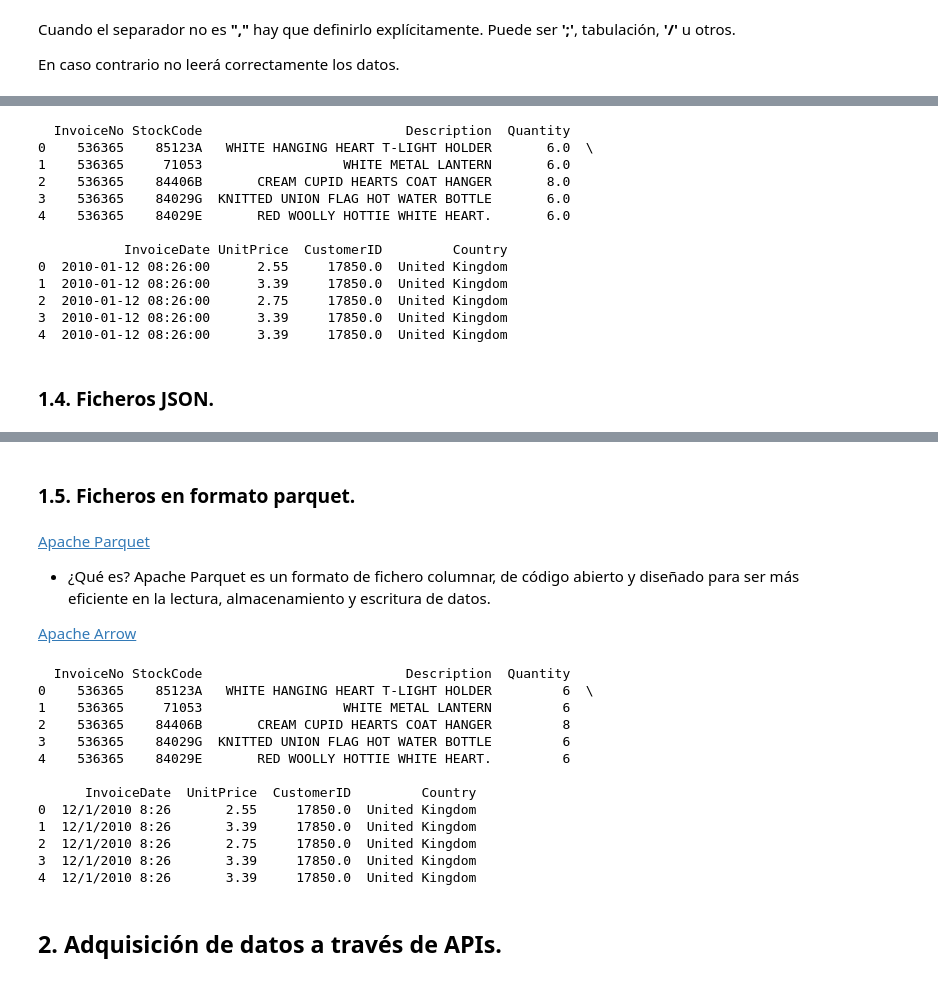
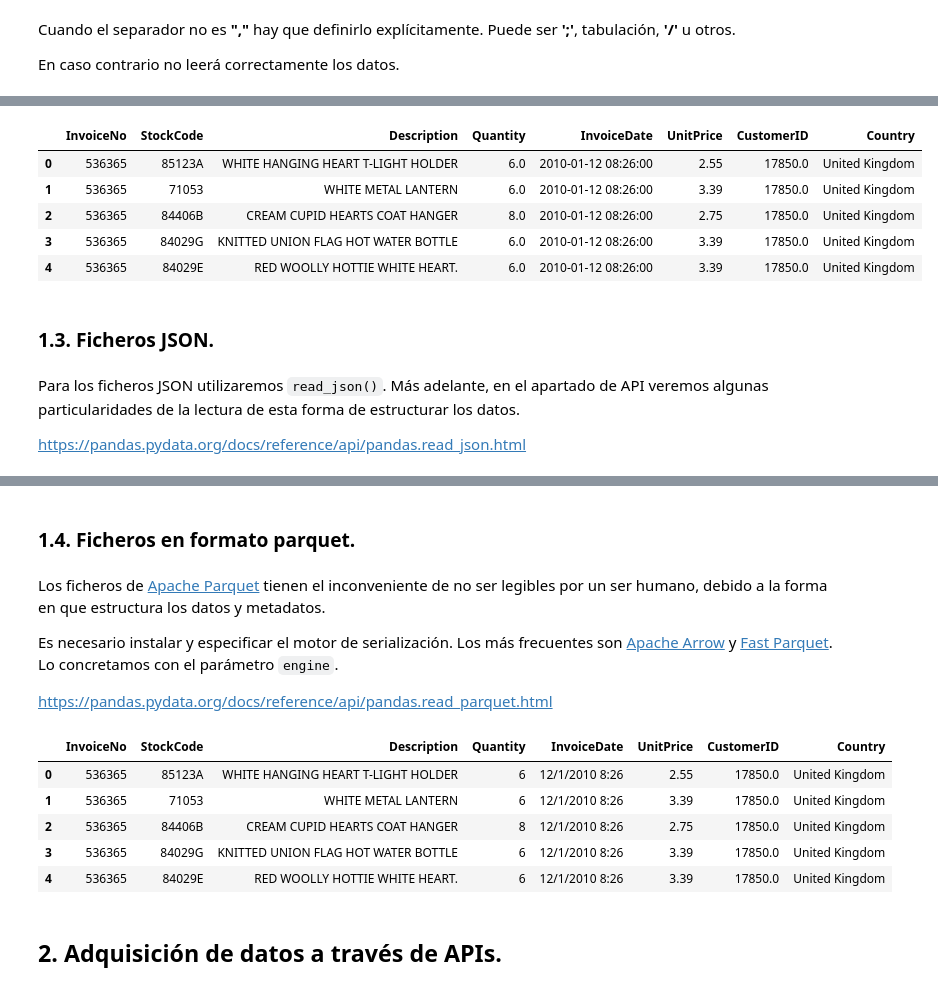
Before and after one commit to ismaelcazalilla/acceso_limpieza_datos, a Jupyter notebook: notebooks/adquisicion.ipynb, the cells around one changed output, grey strips where cells are left out. Saved outputs shown, nothing was run; the diff lists cells and outputs as text; code cells hidden in the pictures.

````diff
--- a/notebooks/adquisicion.ipynb
+++ b/notebooks/adquisicion.ipynb
@@ -64,24 +56,19 @@ Es necesario especificar la hoja de la que vamos a extraer los datos.
 # %%
-import pandas as pd
-
 invoices_df = pd.read_excel('../data/ecommerce_excel.xlsx', sheet_name="2024")
-print(invoices_df.head())
+invoices_df.head()
 # %% [output]
-  InvoiceNo StockCode                          Description  Quantity
-0    536365    85123A   WHITE HANGING HEART T-LIGHT HOLDER       6.0  \
-1    536365     71053                  WHITE METAL LANTERN       6.0
-2    536365    84406B       CREAM CUPID HEARTS COAT HANGER       8.0
-3    536365    84029G  KNITTED UNION FLAG HOT WATER BOTTLE       6.0
-4    536365    84029E       RED WOOLLY HOTTIE WHITE HEART.       6.0
-
-           InvoiceDate UnitPrice  CustomerID         Country
-0  2010-01-12 08:26:00      2.55     17850.0  United Kingdom
-1  2010-01-12 08:26:00      3.39     17850.0  United Kingdom
-2  2010-01-12 08:26:00      2.75     17850.0  United Kingdom
-3  2010-01-12 08:26:00      3.39     17850.0  United Kingdom
-4  2010-01-12 08:26:00      3.39     17850.0  United Kingdom
+|  | InvoiceNo | StockCode | Description | Quantity | InvoiceDate | UnitPrice | CustomerID | Country |
+| 0 | 536365 | 85123A | WHITE HANGING HEART T-LIGHT HOLDER | 6.0 | 2010-01-12 08:26:00 | 2.55 | 17850.0 | United Kingdom |
+| 1 | 536365 | 71053 | WHITE METAL LANTERN | 6.0 | 2010-01-12 08:26:00 | 3.39 | 17850.0 | United Kingdom |
+| 2 | 536365 | 84406B | CREAM CUPID HEARTS COAT HANGER | 8.0 | 2010-01-12 08:26:00 | 2.75 | 17850.0 | United Kingdom |
+| 3 | 536365 | 84029G | KNITTED UNION FLAG HOT WATER BOTTLE | 6.0 | 2010-01-12 08:26:00 | 3.39 | 17850.0 | United Kingdom |
+| 4 | 536365 | 84029E | RED WOOLLY HOTTIE WHITE HEART. | 6.0 | 2010-01-12 08:26:00 | 3.39 | 17850.0 | United Kingdom |
 # %% [markdown]
-### 1.4. Ficheros JSON.
+### 1.3. Ficheros JSON.
+# %% [markdown]
+Para los ficheros JSON utilizaremos ```read_json()```. Más adelante, en el apartado de API veremos algunas particularidades de la lectura de esta forma de estructurar los datos.
+
+https://pandas.pydata.org/docs/reference/api/pandas.read_json.html
 # %%
 ecommerce_json_df = pd.read_json('../data/ecommerce.json')
 ecommerce_json_df.head()
@@ -89,38 +76,22 @@ ecommerce_json_df.head()
 |  | product_id | product_id_v2 | product_title | product_description | product_photos | product_attributes | ... |
 | 0 | 1895888000104236032 | 1895888000104236047:1775043174387... | Nike PS Dunk Low - White / Black ... | The Nike Dunk Low Retro White Bla... | [https://encrypted-tbn3.gstatic.c... | {'Department': 'Kids', 'Size': '1... | ... |
 # %% [markdown]
-### 1.5. Ficheros en formato parquet.
+### 1.4. Ficheros en formato parquet.
 # %% [markdown]
-[Apache Parquet](https://parquet.apache.org/)
-* ¿Qué es?
-Apache Parquet es un formato de fichero columnar, de código abierto y diseñado para ser más eficiente en la lectura, almacenamiento y escritura de datos.
+Los ficheros de [Apache Parquet](https://parquet.apache.org/) tienen el inconveniente de no ser legibles por un ser humano, debido a la forma en que estructura los datos y metadatos.
 
+Es necesario instalar y especificar el motor de serialización. Los más frecuentes son [Apache Arrow](https://arrow.apache.org/) y [Fast Parquet](https://fastparquet.readthedocs.io/en/latest/). Lo concretamos con el parámetro ```engine```.
 
-
-[Apache Arrow](https://arrow.apache.org/)
+https://pandas.pydata.org/docs/reference/api/pandas.read_parquet.html
 # %%
-import pandas as pd
-
-# You can specifiy an engine to direct the serialization.
-# This can be one of pyarrow, or fastparquet, or auto.
-# If the engine is NOT specified, then the pd.options.io.parquet.engine option is checked;
-# if this is also auto, then then pyarrow is tried, and falling back to fastparquet
-
 ecommerce_parquet_df = pd.read_parquet('../data/ecommerce.parquet', engine='pyarrow')
-print(ecommerce_parquet_df.head())
+ecommerce_parquet_df.head()
 # %% [output]
-  InvoiceNo StockCode                          Description  Quantity
-0    536365    85123A   WHITE HANGING HEART T-LIGHT HOLDER         6  \
-1    536365     71053                  WHITE METAL LANTERN         6
-2    536365    84406B       CREAM CUPID HEARTS COAT HANGER         8
-3    536365    84029G  KNITTED UNION FLAG HOT WATER BOTTLE         6
-4    536365    84029E       RED WOOLLY HOTTIE WHITE HEART.         6
-
-      InvoiceDate  UnitPrice  CustomerID         Country
-0  12/1/2010 8:26       2.55     17850.0  United Kingdom
-1  12/1/2010 8:26       3.39     17850.0  United Kingdom
-2  12/1/2010 8:26       2.75     17850.0  United Kingdom
-3  12/1/2010 8:26       3.39     17850.0  United Kingdom
-4  12/1/2010 8:26       3.39     17850.0  United Kingdom
+|  | InvoiceNo | StockCode | Description | Quantity | InvoiceDate | UnitPrice | CustomerID | Country |
+| 0 | 536365 | 85123A | WHITE HANGING HEART T-LIGHT HOLDER | 6 | 12/1/2010 8:26 | 2.55 | 17850.0 | United Kingdom |
+| 1 | 536365 | 71053 | WHITE METAL LANTERN | 6 | 12/1/2010 8:26 | 3.39 | 17850.0 | United Kingdom |
+| 2 | 536365 | 84406B | CREAM CUPID HEARTS COAT HANGER | 8 | 12/1/2010 8:26 | 2.75 | 17850.0 | United Kingdom |
+| 3 | 536365 | 84029G | KNITTED UNION FLAG HOT WATER BOTTLE | 6 | 12/1/2010 8:26 | 3.39 | 17850.0 | United Kingdom |
+| 4 | 536365 | 84029E | RED WOOLLY HOTTIE WHITE HEART. | 6 | 12/1/2010 8:26 | 3.39 | 17850.0 | United Kingdom |
 # %% [markdown]
 ## 2. Adquisición de datos a través de APIs.
````
Also changed, not shown: parts of 23 cells of this notebook.
